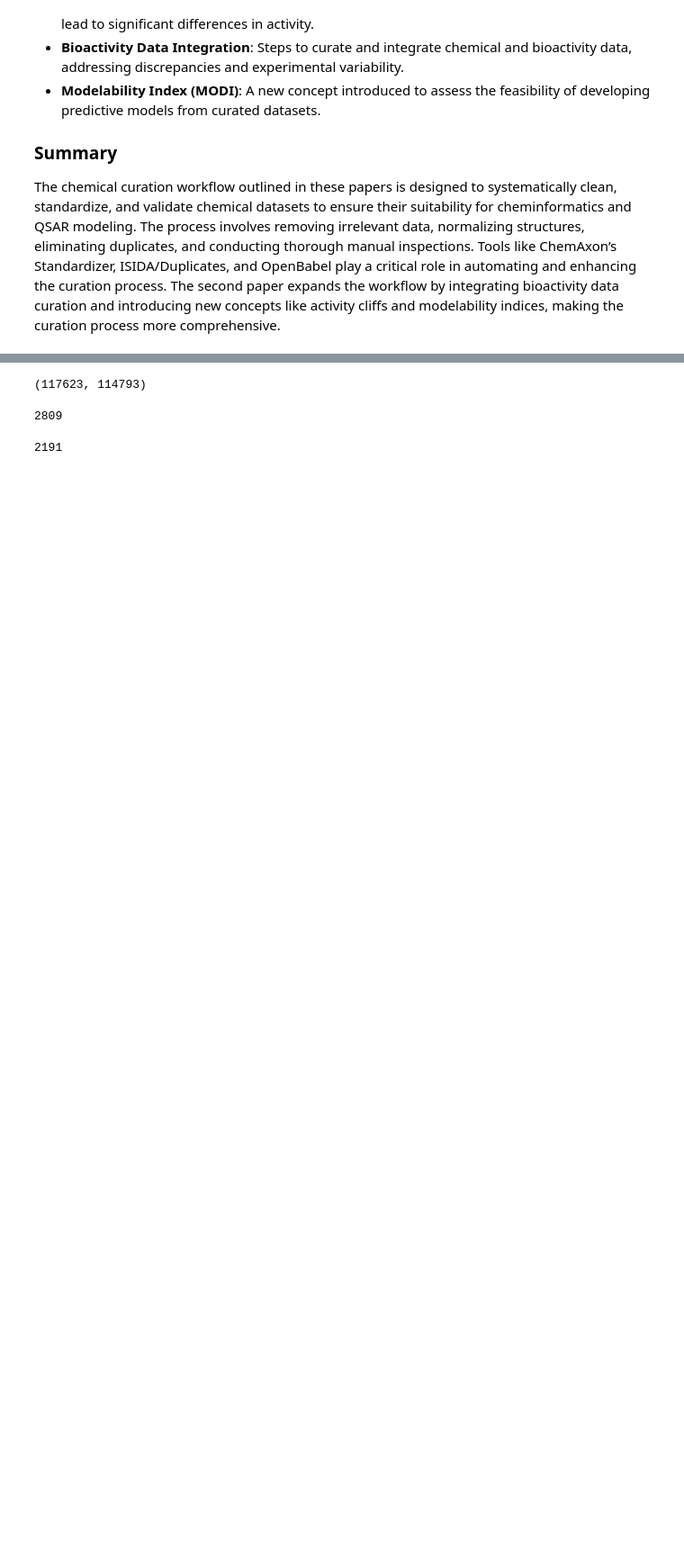
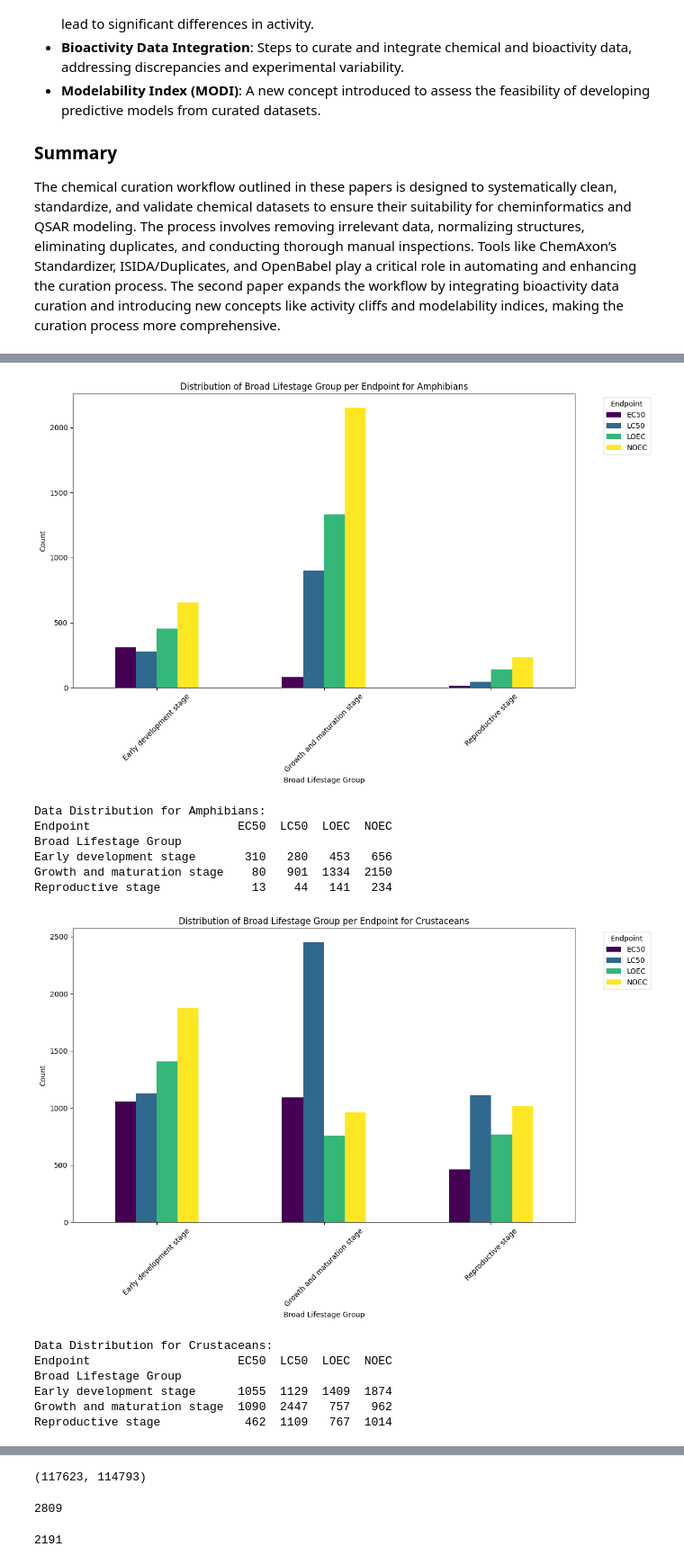
Before and after one commit to asmaa-a-abdelwahab/Integrative-SSD-Modeling-in-Ecotox-Risk-Assessment, a Jupyter notebook: Integrative_Analysis/Notebooks/2.2-Chemical_Curation_Workflow.ipynb, the cells around one changed output, grey strips where cells are left out. Shown at 90% size. Saved outputs shown, nothing was run; the diff lists cells and outputs as text; code cells hidden in the pictures; blank space fills up the shorter version.

```diff
--- a/Integrative_Analysis/Notebooks/2.2-Chemical_Curation_Workflow.ipynb
+++ b/Integrative_Analysis/Notebooks/2.2-Chemical_Curation_Workflow.ipynb
@@ -123,0 +567,60 @@ The chemical curation workflow outlined in these papers is designed to systemati
+# %%
+import matplotlib.pyplot as plt
+
+# Get unique species from the 'Species Group' column
+species_groups = curated_df['Species Group'].unique()
+
+# Create an empty dictionary to store DataFrame for each species
+species_pivot_tables = {}
+
+for species in species_groups:
+    # Filter DataFrame for the current species
+    df_species = curated_df[curated_df['Species Group'] == species]
+
+    # Group by 'Endpoint' and 'Broad Lifestage Group' and count the occurrences
+    endpoint_lifestage_counts = df_species.groupby(['Endpoint', 'Broad Lifestage Group']).size()
+
+    # Reset the index to turn the results into a DataFrame
+    endpoint_lifestage_counts_df = endpoint_lifestage_counts.reset_index(name='Count')
+
+    # Pivot the DataFrame to get 'Broad Lifestage Group' as rows, 'Endpoint' as columns, and 'Count' as cell values
+    pivoted_df = endpoint_lifestage_counts_df.pivot(index='Broad Lifestage Group', columns='Endpoint', values='Count').fillna(0)
+
+    if len(pivoted_df) > 0:
+        # Store the pivoted DataFrame in the dictionary using the species name as the key
+        species_pivot_tables[species] = pivoted_df
+
+        # Plotting the data for the current species
+        pivoted_df.plot(kind='bar', stacked=False, figsize=(12, 8), colormap='viridis')
+
+        # Customizing the plot
+        plt.title(f'Distribution of Broad Lifestage Group per Endpoint for {species}')
+        plt.xlabel('Broad Lifestage Group')
+        plt.ylabel('Count')
+        plt.xticks(rotation=45)  # Rotate labels to improve readability
+        plt.legend(title='Endpoint', bbox_to_anchor=(1.05, 1), loc='upper left')
+
+        # Show and save the plot
+        plt.tight_layout()
+        plt.savefig(f'Analysis&Modeling/Integrated Analysis/1.Life_Stage_Analysis/Figures/LifeStageData_curated_distribution_{species}.png', dpi=300, bbox_inches='tight')
+        plt.show()
+
+        # Optionally print the pivoted DataFrame
+        print(f"Data Distribution for {species}:")
+        print(pivoted_df, "\n")
+        pivoted_df.to_csv(f'Analysis&Modeling/Integrated Analysis/1.Life_Stage_Analysis/Stats/LifeStageData_curated_distribution_{species}.csv')
+# %% [output]
+[figure, added]
+Data Distribution for Amphibians:
+Endpoint                     EC50  LC50  LOEC  NOEC
+Broad Lifestage Group
+Early development stage       310   280   453   656
+Growth and maturation stage    80   901  1334  2150
+Reproductive stage             13    44   141   234
+[figure, added]
+Data Distribution for Crustaceans:
+Endpoint                     EC50  LC50  LOEC  NOEC
+Broad Lifestage Group
+Early development stage      1055  1129  1409  1874
+Growth and maturation stage  1090  2447   757   962
+Reproductive stage            462  1109   767  1014
```
Also changed, not shown: parts of 36 cells of this notebook, 9 other files.
